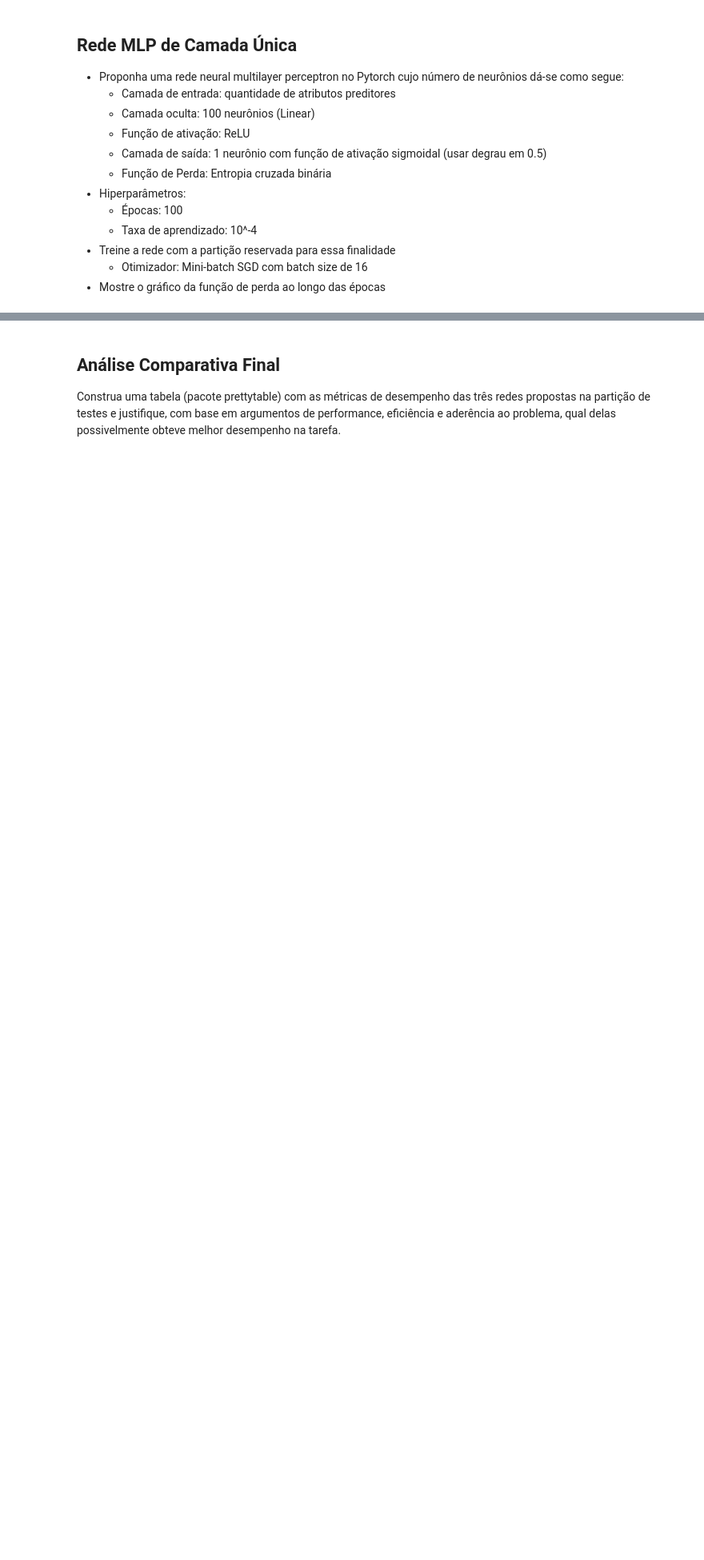
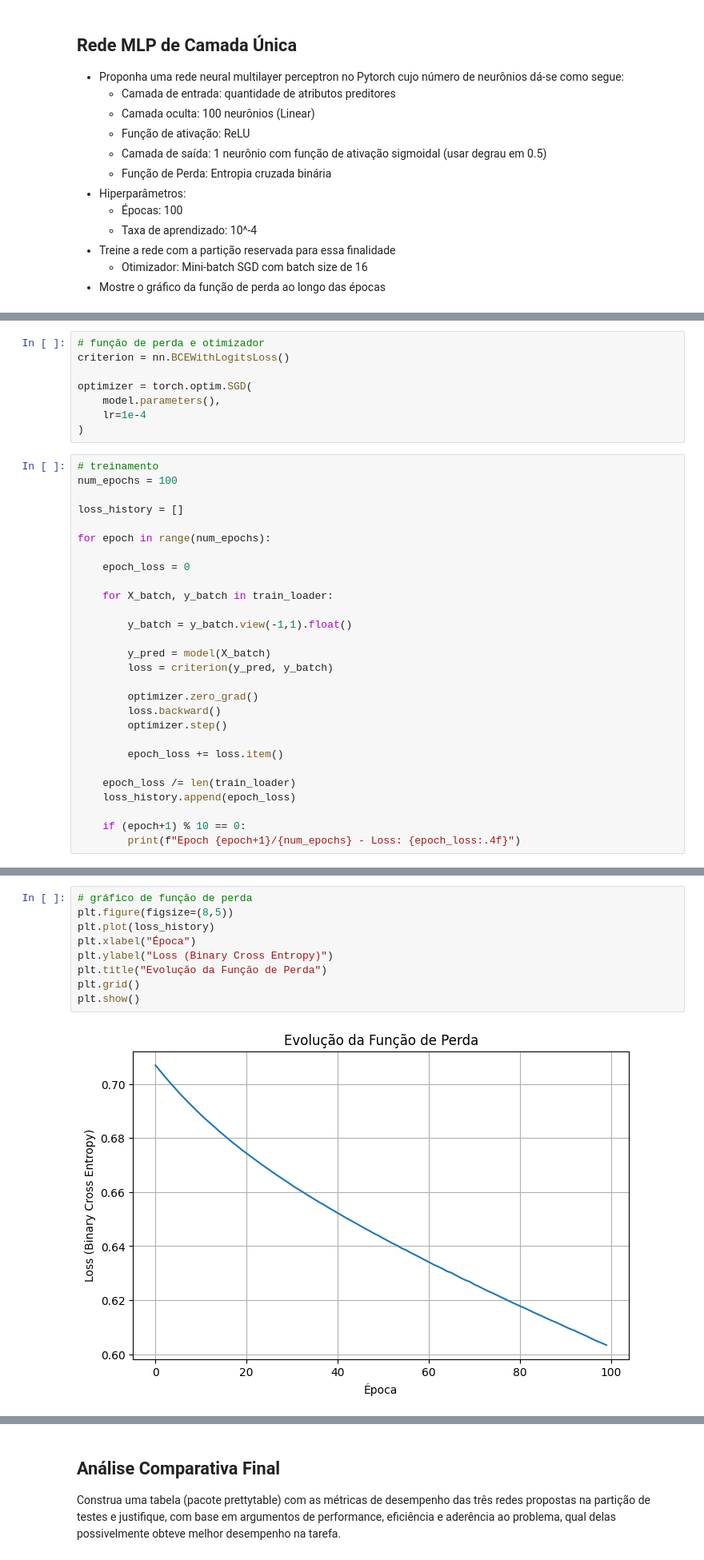
Before and after one commit to cjcaio/topicos1-projeto2-rede-mlp-com-pytorch, a Jupyter notebook: Topicos1-2026.1-Tarefa2.ipynb, the cells around one changed output, grey strips where cells are left out. Shown at 80% size. Saved outputs shown, nothing was run; the diff lists cells and outputs as text; blank space fills up the shorter version.

Commit message:
Created first network and it graphic

```diff
--- a/Topicos1-2026.1-Tarefa2.ipynb
+++ b/Topicos1-2026.1-Tarefa2.ipynb
@@ -204,0 +242,36 @@ input_size = X_train_t.shape[1]
+# %%
+# função de perda e otimizador
+criterion = nn.BCEWithLogitsLoss()
+
+optimizer = torch.optim.SGD(
+    model.parameters(),
+    lr=1e-4
+)
+# %%
+# treinamento
+num_epochs = 100
+
+loss_history = []
+
+for epoch in range(num_epochs):
+
+    epoch_loss = 0
+
+    for X_batch, y_batch in train_loader:
+
+        y_batch = y_batch.view(-1,1).float()
+
+        y_pred = model(X_batch)
+        loss = criterion(y_pred, y_batch)
+
+        optimizer.zero_grad()
+        loss.backward()
+        optimizer.step()
+
+        epoch_loss += loss.item()
+
+    epoch_loss /= len(train_loader)
+    loss_history.append(epoch_loss)
+
+    if (epoch+1) % 10 == 0:
+        print(f"Epoch {epoch+1}/{num_epochs} - Loss: {epoch_loss:.4f}")
@@ -205,3 +289,14 @@ input_size = X_train_t.shape[1]
+# %%
+# gráfico de função de perda
+plt.figure(figsize=(8,5))
+plt.plot(loss_history)
+plt.xlabel("Época")
+plt.ylabel("Loss (Binary Cross Entropy)")
+plt.title("Evolução da Função de Perda")
+plt.grid()
+plt.show()
+# %% [output]
+[figure, added]
 # %% [markdown]
 ### Avaliação da MLP de Camada Única
 
```
Also changed, not shown: parts of 7 cells of this notebook.
